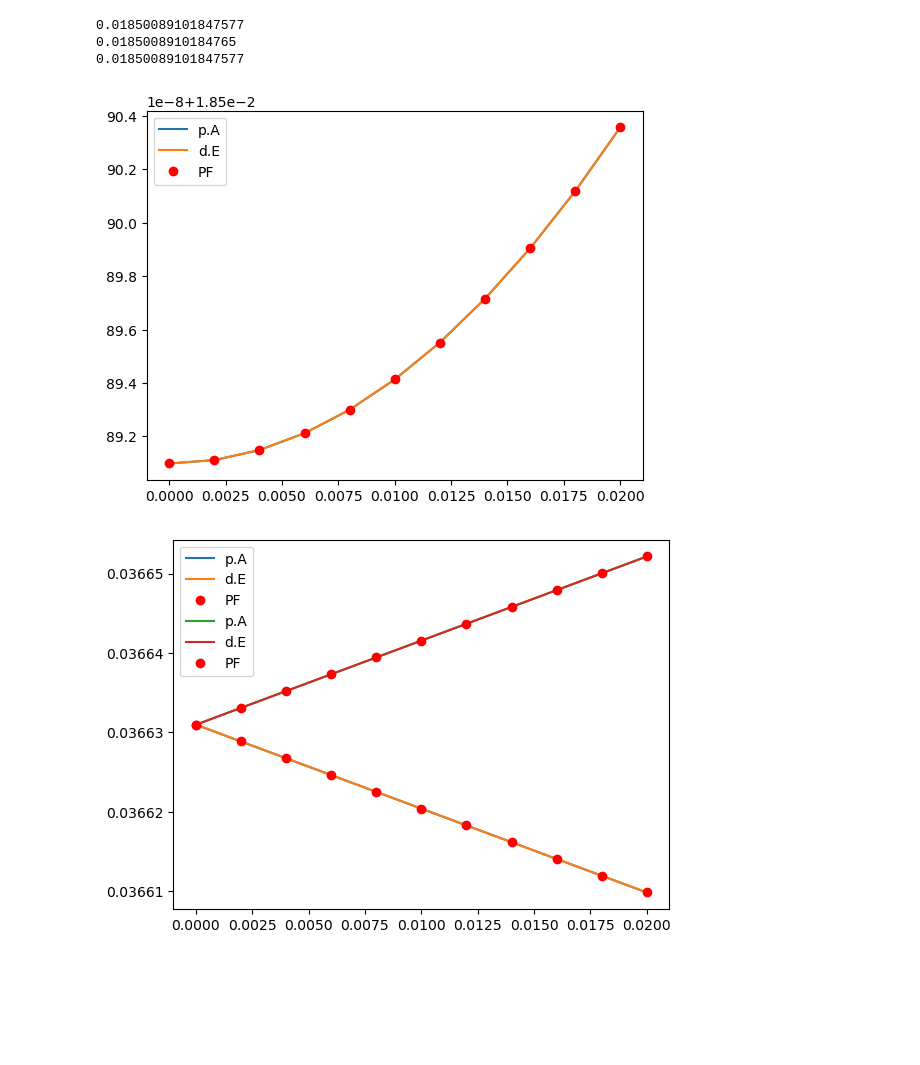
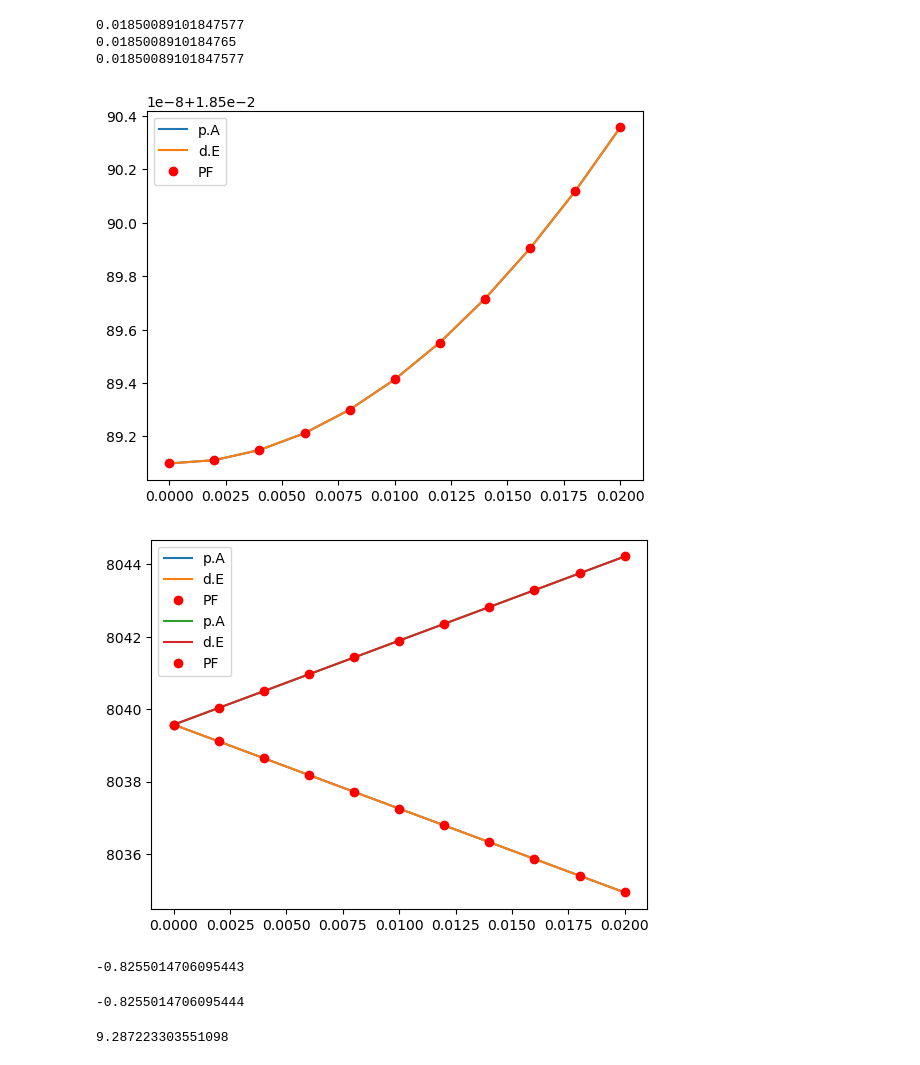
Before and after one commit to FoleyLab/CompChem2024, a Jupyter notebook: PROJECT/Morse_Oscillator_Simple_Example.ipynb, the cells around one changed output. Saved outputs shown, nothing was run; the diff lists cells and outputs as text; code cells hidden in the pictures; blank space fills up the shorter version.

```diff
--- a/PROJECT/Morse_Oscillator_Simple_Example.ipynb
+++ b/PROJECT/Morse_Oscillator_Simple_Example.ipynb
@@ -248,22 +248,27 @@ for Av in A_vals:
 # %%
 plt.plot(A_vals, pda_vals[:,0], label="p.A")
 plt.plot(A_vals, dde_vals[:,0], label="d.E")
 #plt.plot(A_vals, pf_vals[:,0])
 plt.plot(A_vals, pf_vals[:,0], 'ro', label="PF")
 #plt.plot(A_vals, pf_vals[:,2])
 plt.legend()
 plt.show()
 
-plt.plot(A_vals, pda_vals[:,1], label="p.A")
-plt.plot(A_vals, dde_vals[:,1], label="d.E")
-plt.plot(A_vals, pf_vals[:,1], 'ro', label="PF")
-plt.plot(A_vals, pda_vals[:,2], label="p.A")
-plt.plot(A_vals, dde_vals[:,2], label="d.E")
-plt.plot(A_vals, pf_vals[:,2], 'ro', label="PF")
+plt.plot(A_vals, pda_vals[:,1] * X.au_to_wn, label="p.A")
+plt.plot(A_vals, dde_vals[:,1] * X.au_to_wn, label="d.E")
+plt.plot(A_vals, pf_vals[:,1] * X.au_to_wn, 'ro', label="PF")
+plt.plot(A_vals, pda_vals[:,2] * X.au_to_wn, label="p.A")
+plt.plot(A_vals, dde_vals[:,2] * X.au_to_wn, label="d.E")
+plt.plot(A_vals, pf_vals[:,2] * X.au_to_wn, 'ro', label="PF")
 #plt.plot(A_vals, pf_vals[:,2])
 plt.legend()
 
 plt.show()
 # %% [output]
 [figure]
-[figure, old version]
+[figure, new version]
+# %%
+x_avg = X.position_matrix_element(0, 0)
+print(x_avg * X.q_au)
+# %% [output]
+-0.8255014706095443
@@ -269,0 +279,4 @@ plt.show()
+# %%
+print(dipole_in -0.014162670609544311)
+# %% [output]
+-0.8255014706095444
@@ -269,0 +285,4 @@ plt.show()
+# %%
+print(Rabi_Splitting)
+# %% [output]
+9.287223303551098
```
Also changed, not shown: parts of 8 cells of this notebook, 2 other files.
